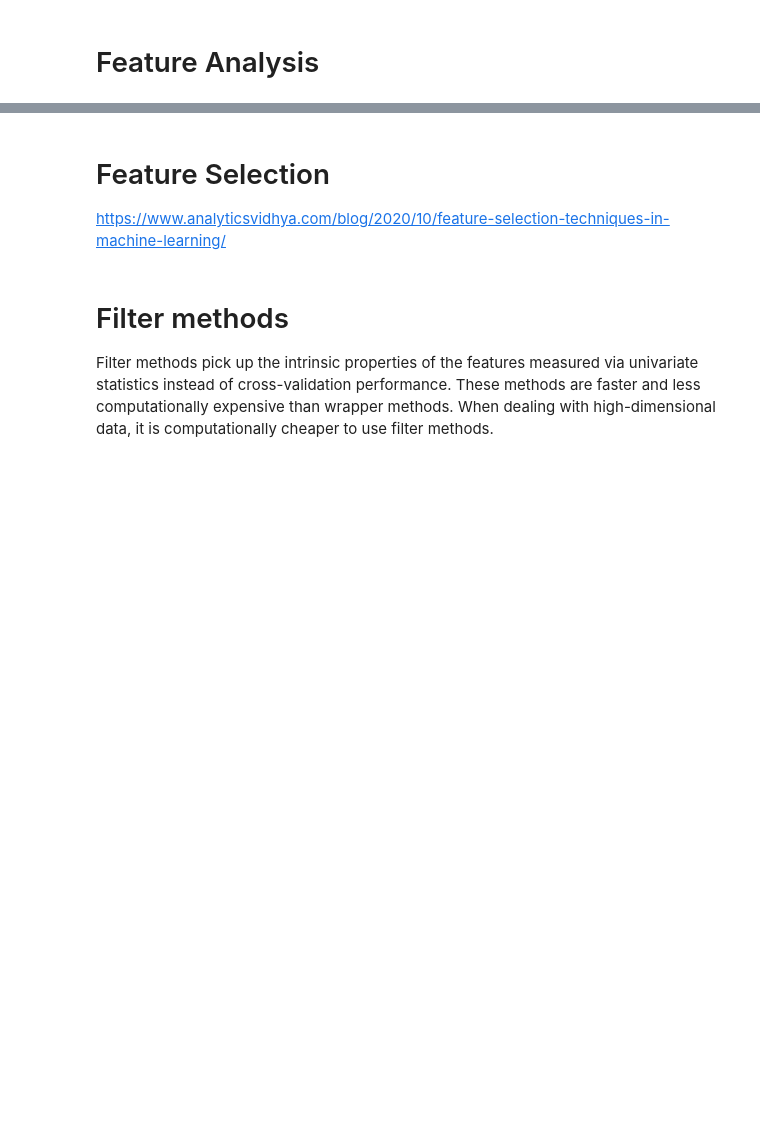
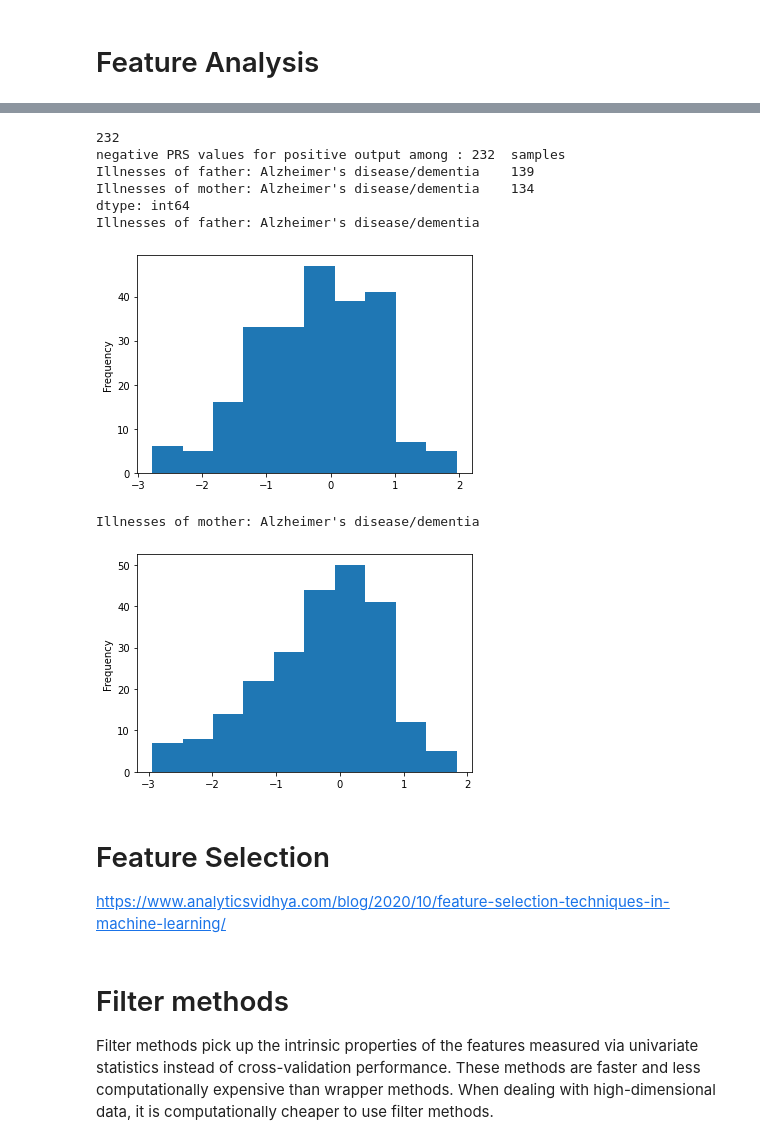
Before and after one commit to Mashiatmm/AD_Project_Thesis, a Jupyter notebook: genetic data/Mashiat_Main_Notebook.ipynb, the cells around one changed output, grey strips where cells are left out. Saved outputs shown, nothing was run; the diff lists cells and outputs as text; code cells hidden in the pictures; blank space fills up the shorter version.

```diff
--- a/genetic data/Mashiat_Main_Notebook.ipynb
+++ b/genetic data/Mashiat_Main_Notebook.ipynb
@@ -796,3 +845,25 @@ HDL cholesterol
+# %%
+cols_to_check = ["Illnesses of father: Alzheimer's disease/dementia", "Illnesses of mother: Alzheimer's disease/dementia"]
+shuffled_pos = shuffled[shuffled['output'] == 1]
+
+
+print('negative PRS values for positive output among ', shuffled_pos.shape[0], " samples")
+print( shuffled_pos[cols_to_check].lt(0).sum() )
+
+for i in cols_to_check:
+    print(i)
+    shuffled_pos[i].plot(kind="hist")
+    plt.show()
+# %% [output]
+232
+negative PRS values for positive output among : 232  samples
+Illnesses of father: Alzheimer's disease/dementia    139
+Illnesses of mother: Alzheimer's disease/dementia    134
+dtype: int64
+Illnesses of father: Alzheimer's disease/dementia
+[figure, added]
+Illnesses of mother: Alzheimer's disease/dementia
+[figure, added]
 # %% [markdown]
 # Feature Selection
 https://www.analyticsvidhya.com/blog/2020/10/feature-selection-techniques-in-machine-learning/
```
Also changed, not shown: parts of 45 cells of this notebook, 13 other files.
